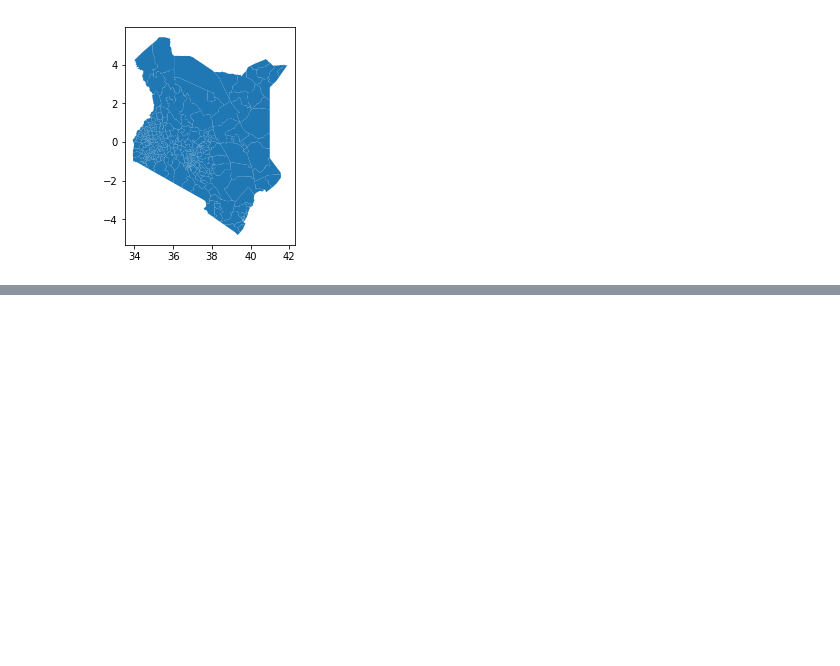
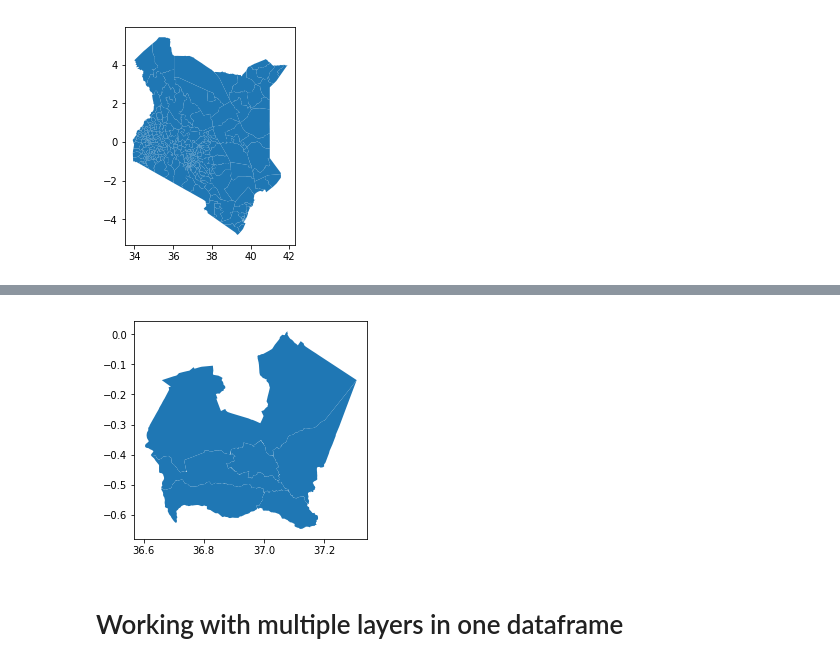
Before and after one commit to aaronkip/GIS-notebooks-repository, a Jupyter notebook: Importing Geo-Data.ipynb, the cells around one changed output, grey strips where cells are left out. Cells and saved outputs as stored; diff of their text form; code cells hidden in the pictures; blank space fills up the shorter version.

Commit message:
Working with multiple layers

```diff
--- a/Importing Geo-Data.ipynb
+++ b/Importing Geo-Data.ipynb
@@ -58,0 +101,6 @@ inputData.plot()
+# %%
+nyeriCounty = inputData[inputData.COUNTY_COD == 19.0 ].plot()
+# %% [output]
+[figure, added]
+# %% [markdown]
+# Working with multiple layers in one dataframe
```
Also changed, not shown: parts of 23 cells of this notebook, 9 other files.
